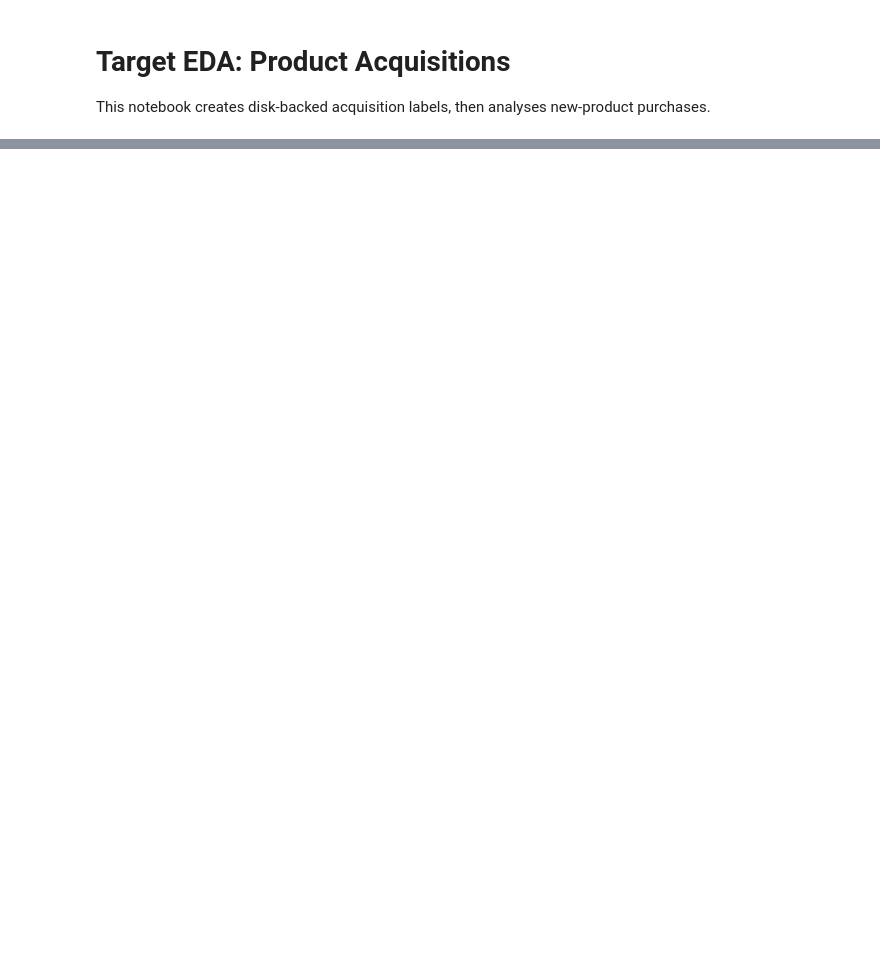
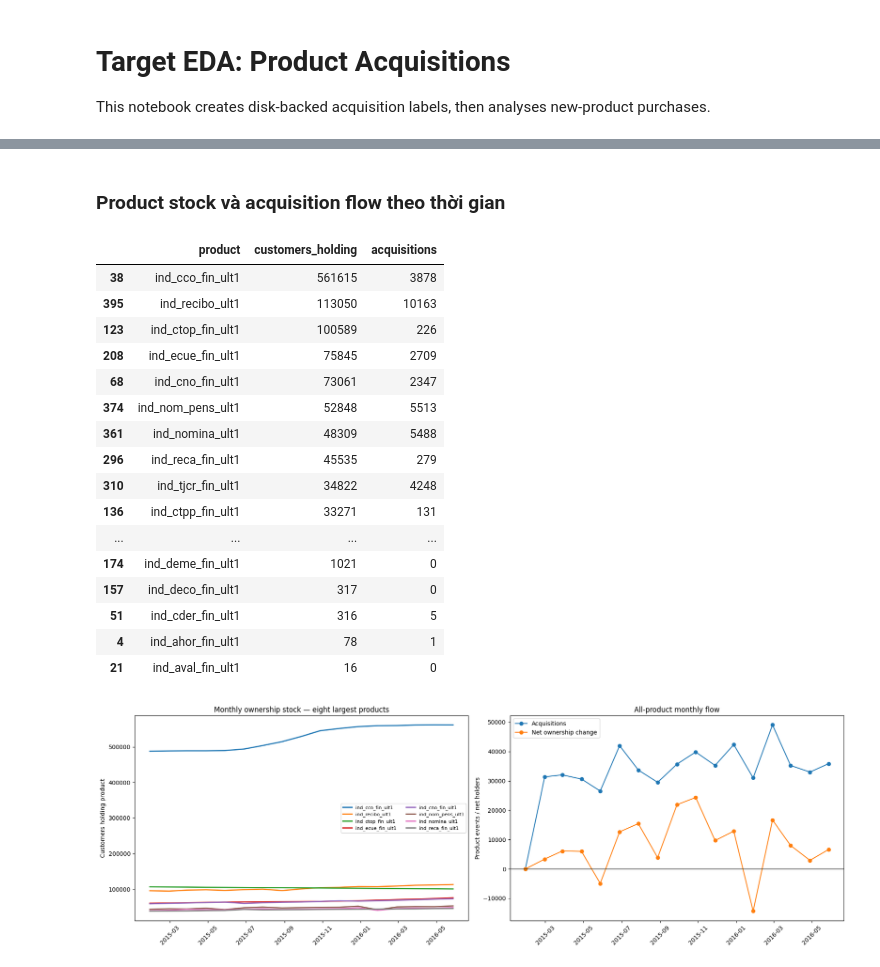
Before and after one commit to lbngyn/Santander-Product-Recommendation, a Jupyter notebook: notebooks/target_EDA.ipynb, the cells around one changed output, grey strips where cells are left out. Drawn from its saved outputs; the diff is of its cells as text; code cells hidden in the pictures; blank space fills up the shorter version.

Commit message:
add: new plan + new eda code for customer profile + new eda for target

```diff
--- a/notebooks/target_EDA.ipynb
+++ b/notebooks/target_EDA.ipynb
@@ -126,6 +290,10 @@ def quote_identifier(name: str) -> str:
     return '"' + name.replace('"', '""') + '"'
 
 ALL_COLUMNS = q('DESCRIBE SELECT * FROM read_parquet(?)', str(TRAIN_PARQUET))['column_name'].tolist()
-PRODUCT_COLUMNS = [column for column in ALL_COLUMNS if column.endswith('_ult1')]
+PRODUCT_COLUMNS = [
+    column
+    for column in ALL_COLUMNS
+    if column.endswith('_ult1') and not column.startswith('acq_')
+]
 ACQUISITION_COLUMNS = [f'acq_{column}' for column in PRODUCT_COLUMNS]
 assert set(ACQUISITION_COLUMNS).issubset(ALL_COLUMNS), 'Acquisition checkpoint is incomplete.'
@@ -215,0 +542,51 @@ plt.show()
+# %% [markdown]
+### <a id="stock-flow"></a>Product stock và acquisition flow theo thời gian
+# %%
+ownership_sql = ' UNION ALL '.join(
+    """
+    SELECT fecha_dato, '{product}' AS product,
+           SUM({quote_identifier(product)})::BIGINT AS customers_holding,
+           SUM({quote_identifier(acquisition)})::BIGINT AS acquisitions
+    FROM read_parquet(?) GROUP BY fecha_dato
+    """
+    for product, acquisition in zip(PRODUCT_COLUMNS, ACQUISITION_COLUMNS)
+)
+monthly_product_stock = q(ownership_sql, *([str(TRAIN_PARQUET)] * len(PRODUCT_COLUMNS)))
+monthly_product_stock = monthly_product_stock.sort_values(['fecha_dato', 'product'])
+monthly_product_stock['net_holders_change'] = monthly_product_stock.groupby('product')['customers_holding'].diff()
+latest_product_stock = (monthly_product_stock.sort_values('fecha_dato').groupby('product', as_index=False).tail(1)
+                        .sort_values('customers_holding', ascending=False))
+display(latest_product_stock[['product', 'customers_holding', 'acquisitions']])
+
+top_products = latest_product_stock.head(8)['product'].tolist()
+fig, axes = plt.subplots(1, 2, figsize=(18, 6))
+for product in top_products:
+    data = monthly_product_stock[monthly_product_stock['product'] == product]
+    axes[0].plot(data['fecha_dato'], data['customers_holding'], label=product, linewidth=2)
+axes[0].set(title='Monthly ownership stock — eight largest products', ylabel='Customers holding product')
+axes[0].tick_params(axis='x', rotation=45); axes[0].legend(fontsize=8, ncol=2)
+monthly_flow = monthly_product_stock.groupby('fecha_dato', as_index=False).agg(acquisitions=('acquisitions', 'sum'), net_holders_change=('net_holders_change', 'sum'))
+axes[1].plot(monthly_flow['fecha_dato'], monthly_flow['acquisitions'], marker='o', label='Acquisitions')
+axes[1].plot(monthly_flow['fecha_dato'], monthly_flow['net_holders_change'], marker='o', label='Net ownership change')
+axes[1].axhline(0, color='black', linewidth=.8); axes[1].set(title='All-product monthly flow', ylabel='Product events / net holders')
+axes[1].tick_params(axis='x', rotation=45); axes[1].legend()
+plt.tight_layout(); plt.show()
+# %% [output]
+|  | product | customers_holding | acquisitions |
+| 38 | ind_cco_fin_ult1 | 561615 | 3878 |
+| 395 | ind_recibo_ult1 | 113050 | 10163 |
+| 123 | ind_ctop_fin_ult1 | 100589 | 226 |
+| 208 | ind_ecue_fin_ult1 | 75845 | 2709 |
+| 68 | ind_cno_fin_ult1 | 73061 | 2347 |
+| 374 | ind_nom_pens_ult1 | 52848 | 5513 |
+| 361 | ind_nomina_ult1 | 48309 | 5488 |
+| 296 | ind_reca_fin_ult1 | 45535 | 279 |
+| 310 | ind_tjcr_fin_ult1 | 34822 | 4248 |
+| 136 | ind_ctpp_fin_ult1 | 33271 | 131 |
+| ... | ... | ... | ... |
+| 174 | ind_deme_fin_ult1 | 1021 | 0 |
+| 157 | ind_deco_fin_ult1 | 317 | 0 |
+| 51 | ind_cder_fin_ult1 | 316 | 5 |
+| 4 | ind_ahor_fin_ult1 | 78 | 1 |
+| 21 | ind_aval_fin_ult1 | 16 | 0 |
+[figure, added]
```
Also changed, not shown: parts of 42 cells of this notebook, 5 other files.
